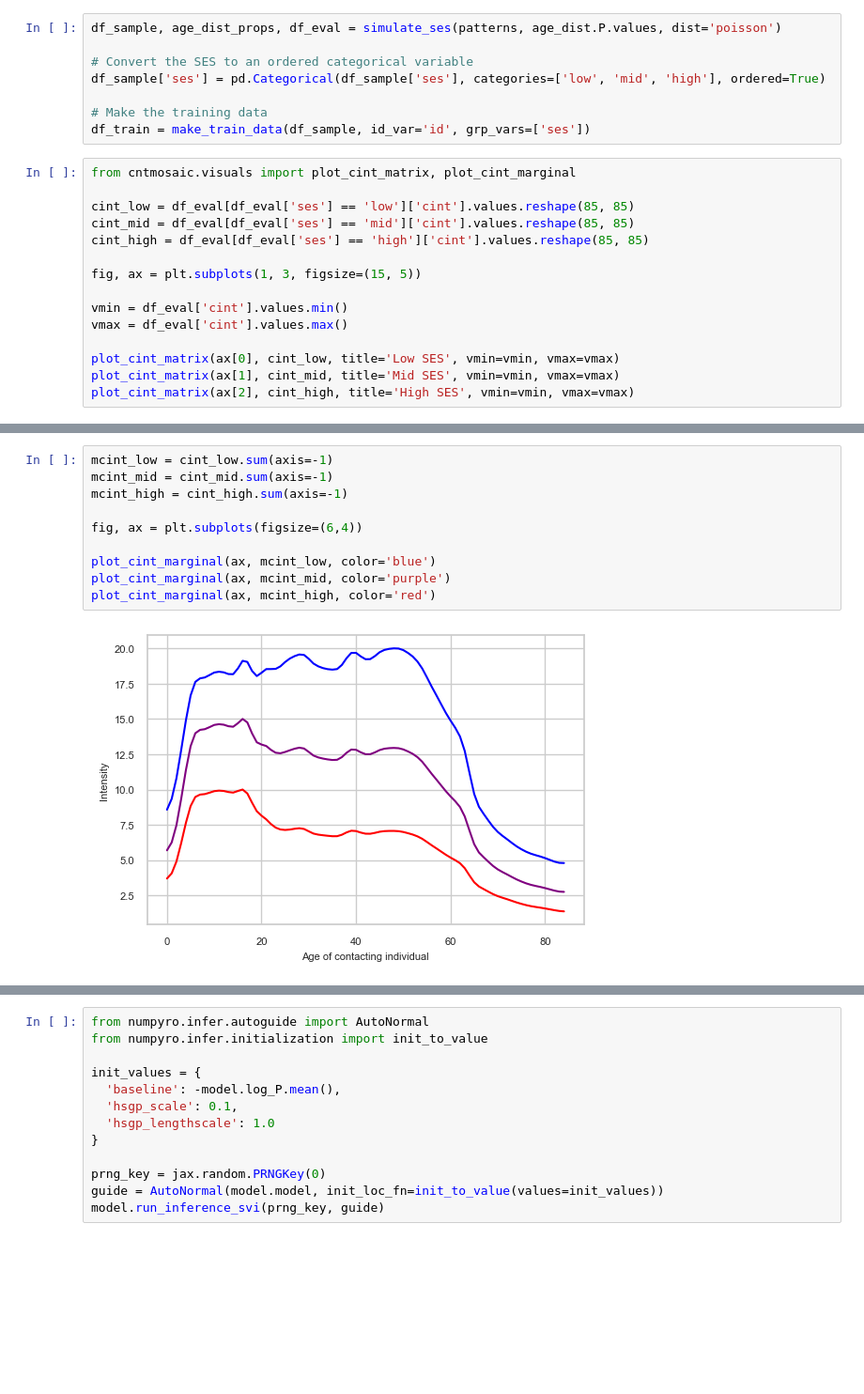
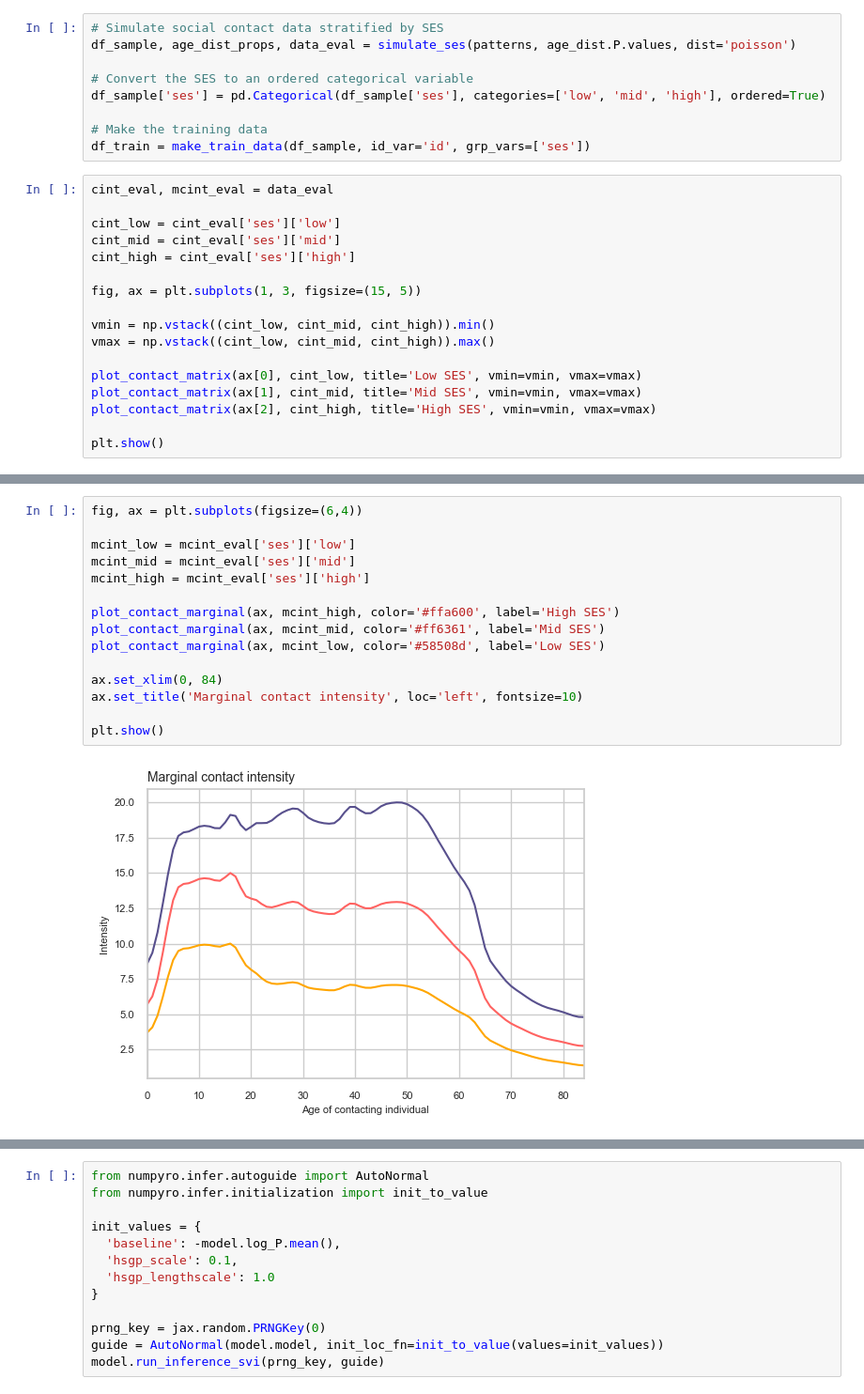
Before and after one commit to ShozenD/cntmosaic, a Jupyter notebook: notebooks/simulation_study_ses.ipynb, the cells around one changed output, grey strips where cells are left out. Shown at 94% size. Drawn from its saved outputs; the diff is of its cells as text; blank space fills up the shorter version.

```diff
--- a/notebooks/simulation_study_ses.ipynb
+++ b/notebooks/simulation_study_ses.ipynb
@@ -25,7 +20,8 @@ level = 'country'
 patterns = load_base_patterns(repo_path, country, level, symmetrise=True, smooth=True)
 age_dist = load_age_distribution(repo_path, country, level)
 # %%
-df_sample, age_dist_props, df_eval = simulate_ses(patterns, age_dist.P.values, dist='poisson')
+# Simulate social contact data stratified by SES
+df_sample, age_dist_props, data_eval = simulate_ses(patterns, age_dist.P.values, dist='poisson')
 
 # Convert the SES to an ordered categorical variable
 df_sample['ses'] = pd.Categorical(df_sample['ses'], categories=['low', 'mid', 'high'], ordered=True)
@@ -33,18 +29,20 @@ df_sample['ses'] = pd.Categorical(df_sample['ses'], categories=['low', 'mid', 'h
 # Make the training data
 df_train = make_train_data(df_sample, id_var='id', grp_vars=['ses'])
 # %%
-from cntmosaic.visuals import plot_cint_matrix, plot_cint_marginal
+cint_eval, mcint_eval = data_eval
 
-cint_low = df_eval[df_eval['ses'] == 'low']['cint'].values.reshape(85, 85)
-cint_mid = df_eval[df_eval['ses'] == 'mid']['cint'].values.reshape(85, 85)
-cint_high = df_eval[df_eval['ses'] == 'high']['cint'].values.reshape(85, 85)
+cint_low = cint_eval['ses']['low']
+cint_mid = cint_eval['ses']['mid']
+cint_high = cint_eval['ses']['high']
 
 fig, ax = plt.subplots(1, 3, figsize=(15, 5))
 
-vmin = df_eval['cint'].values.min()
-vmax = df_eval['cint'].values.max()
+vmin = np.vstack((cint_low, cint_mid, cint_high)).min()
+vmax = np.vstack((cint_low, cint_mid, cint_high)).max()
 
-plot_cint_matrix(ax[0], cint_low, title='Low SES', vmin=vmin, vmax=vmax)
-plot_cint_matrix(ax[1], cint_mid, title='Mid SES', vmin=vmin, vmax=vmax)
-plot_cint_matrix(ax[2], cint_high, title='High SES', vmin=vmin, vmax=vmax)
+plot_contact_matrix(ax[0], cint_low, title='Low SES', vmin=vmin, vmax=vmax)
+plot_contact_matrix(ax[1], cint_mid, title='Mid SES', vmin=vmin, vmax=vmax)
+plot_contact_matrix(ax[2], cint_high, title='High SES', vmin=vmin, vmax=vmax)
+
+plt.show()
 # %% [output]
@@ -52,14 +49,19 @@ plot_cint_matrix(ax[2], cint_high, title='High SES', vmin=vmin, vmax=vmax)
 [figure]
-# %%
-mcint_low = cint_low.sum(axis=-1)
-mcint_mid = cint_mid.sum(axis=-1)
-mcint_high = cint_high.sum(axis=-1)
-
-fig, ax = plt.subplots(figsize=(6,4))
-
-plot_cint_marginal(ax, mcint_low, color='blue')
-plot_cint_marginal(ax, mcint_mid, color='purple')
-plot_cint_marginal(ax, mcint_high, color='red')
-# %% [output]
-[figure, removed]
+# %%
+fig, ax = plt.subplots(figsize=(6,4))
+
+mcint_low = mcint_eval['ses']['low']
+mcint_mid = mcint_eval['ses']['mid']
+mcint_high = mcint_eval['ses']['high']
+
+plot_contact_marginal(ax, mcint_high, color='#ffa600', label='High SES')
+plot_contact_marginal(ax, mcint_mid, color='#ff6361', label='Mid SES')
+plot_contact_marginal(ax, mcint_low, color='#58508d', label='Low SES')
+
+ax.set_xlim(0, 84)
+ax.set_title('Marginal contact intensity', loc='left', fontsize=10)
+
+plt.show()
+# %% [output]
+[figure, added]
 # %%
```
Also changed, not shown: parts of 18 cells of this notebook, 1 other file.
